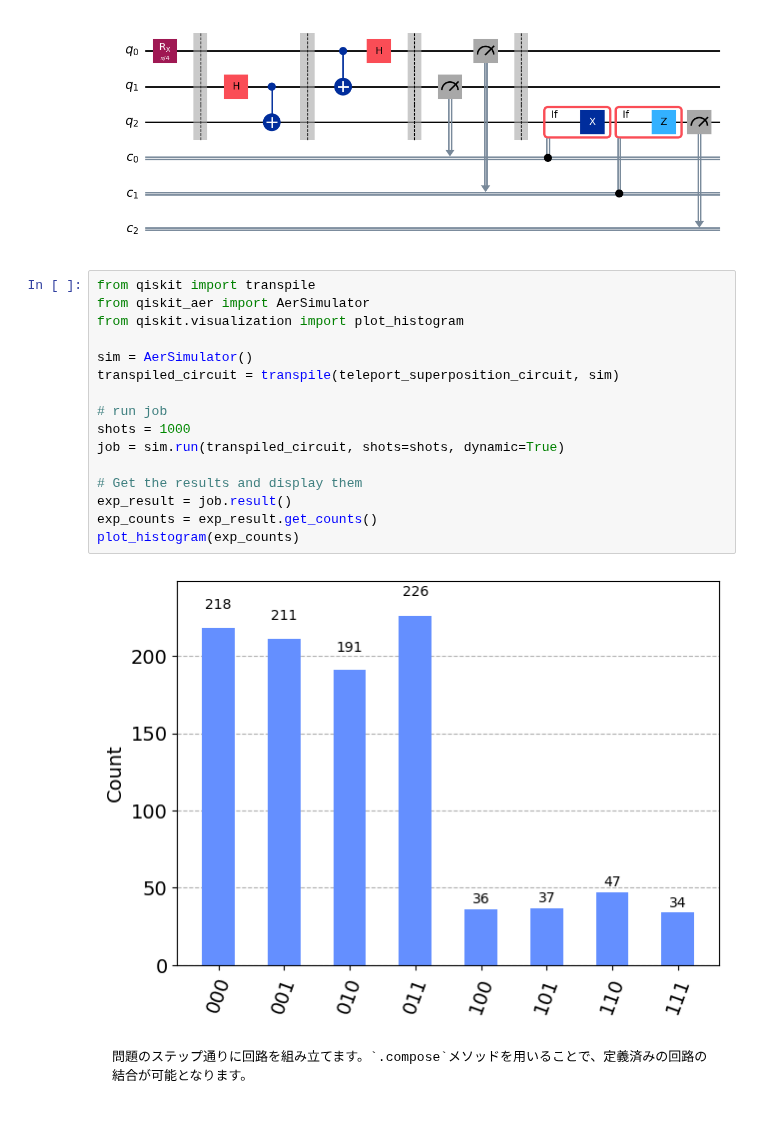
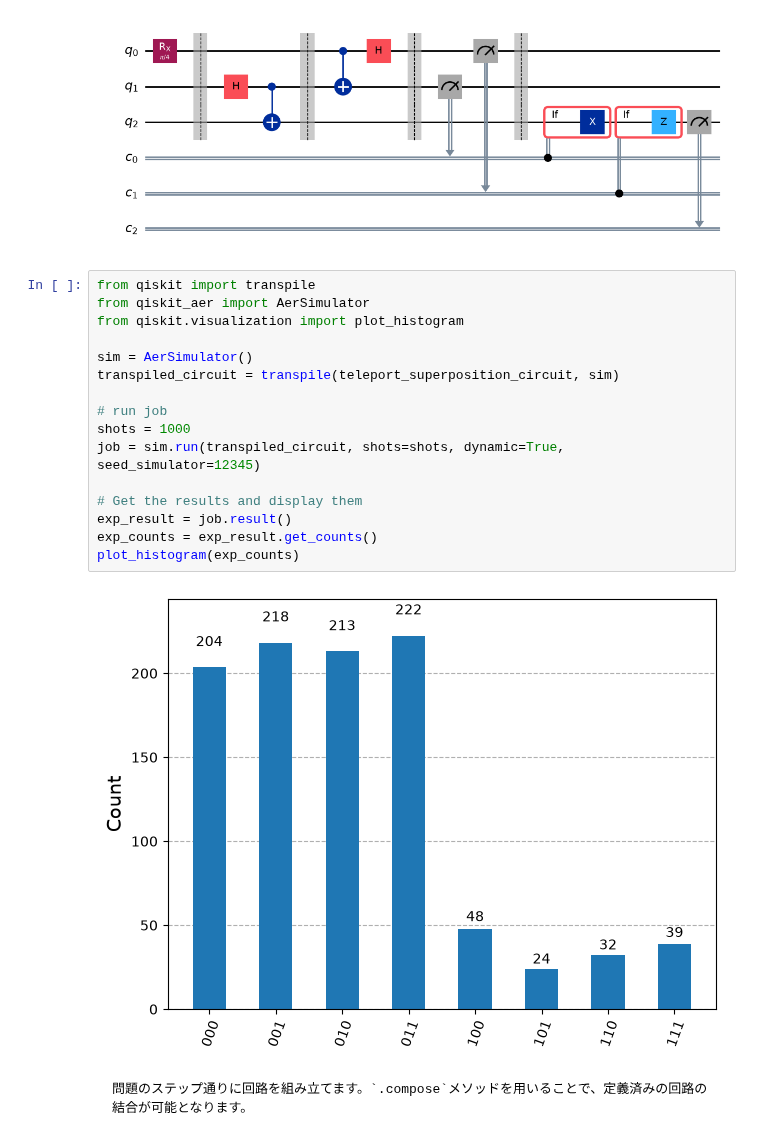
Before and after one commit to quantum-tokyo/quantum-learning-roadmap, a Jupyter notebook: src/2023-spring-lab2-teleportation-ja.ipynb, the cells around one changed output. Cells and saved outputs as stored; diff of their text form.

````diff
--- a/src/2023-spring-lab2-teleportation-ja.ipynb
+++ b/src/2023-spring-lab2-teleportation-ja.ipynb
@@ -285,21 +285,21 @@ teleport_superposition_circuit.draw("mpl", cregbundle=False)
 # %%
 from qiskit import transpile
 from qiskit_aer import AerSimulator
 from qiskit.visualization import plot_histogram
 
 sim = AerSimulator()
 transpiled_circuit = transpile(teleport_superposition_circuit, sim)
 
 # run job
 shots = 1000
-job = sim.run(transpiled_circuit, shots=shots, dynamic=True)
+job = sim.run(transpiled_circuit, shots=shots, dynamic=True, seed_simulator=12345)
 
 # Get the results and display them
 exp_result = job.result()
 exp_counts = exp_result.get_counts()
 plot_histogram(exp_counts)
 # %% [output]
-[figure, old version]
+[figure, new version]
 # %% [markdown]
   ```{dropdown} 解説
   問題のステップ通りに回路を組み立てます。`.compose`メソッドを用いることで、定義済みの回路の結合が可能となります。
````
Also changed, not shown: parts of 1 cell of this notebook, 20 other files.
